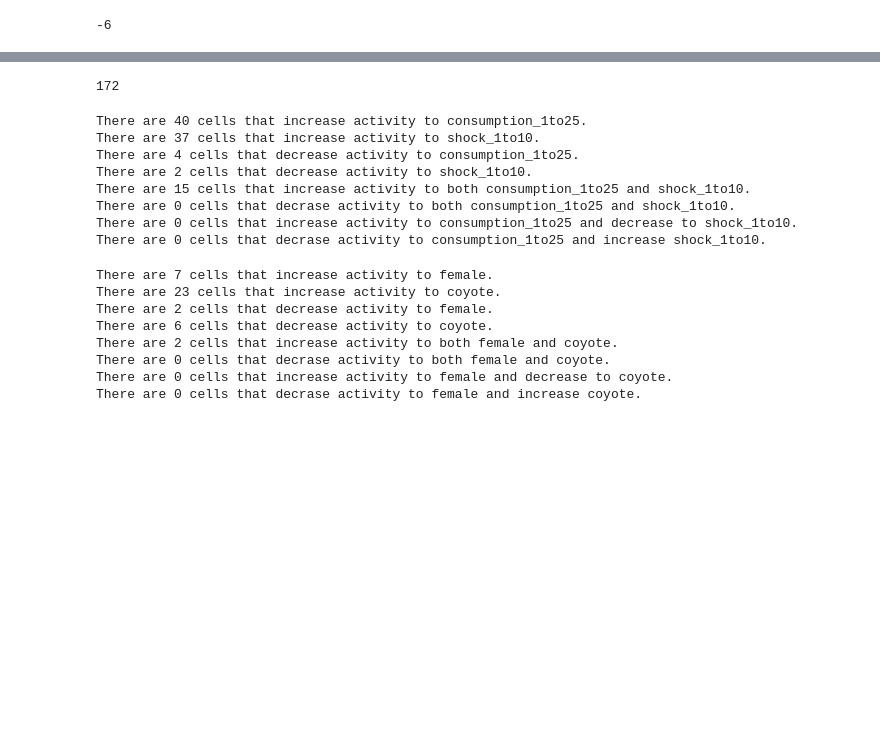
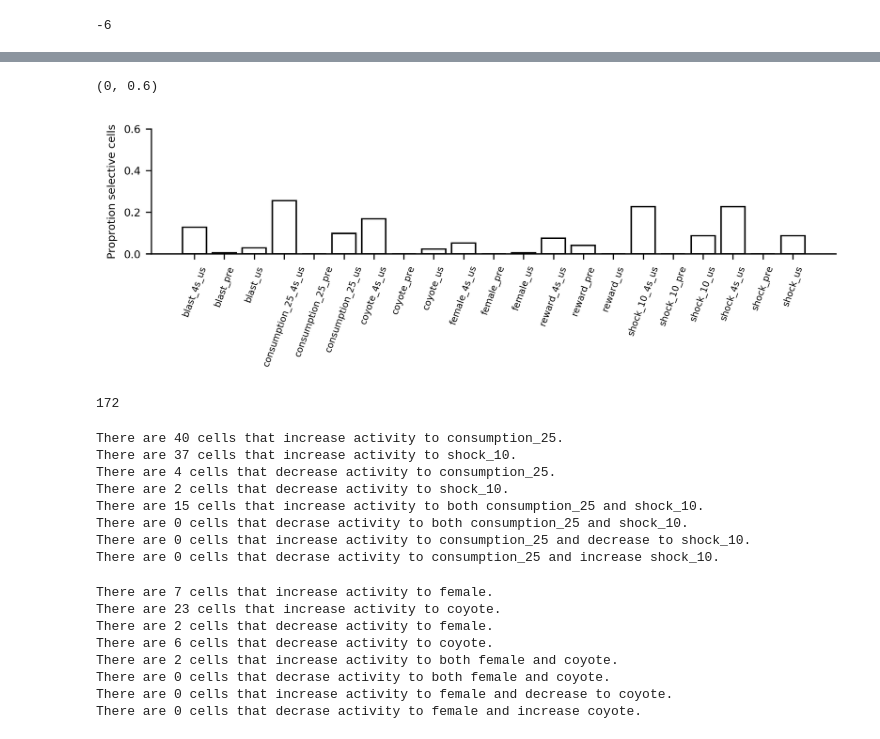
Before and after one commit to jeremybiane/2p_valence, a Jupyter notebook: general notebooks - beta/selectivity.ipynb, the cells around one changed output, grey strips where cells are left out. Cells and saved outputs as stored; diff of their text form; code cells hidden in the pictures; blank space fills up the shorter version.

```diff
--- a/general notebooks - beta/selectivity.ipynb
+++ b/general notebooks - beta/selectivity.ipynb
@@ -243,3 +179,19 @@ ax.set_ylabel('# Selective cells')
+# %%
+fig, ax = pl.subplots(1, 1, figsize=(8, 1.5))
+values_float = [np.sum(ut.adjust_pvalues([s[1] for s in selectivity[t][:, 0]])<significance)
+          for t in sorted(selectivity)]
+[float(i) for i in values_float]
+denominator = float(len(contours))
+proportions = [v/denominator for v in values_float]
+pt.plot_bars(proportions, ax=ax)
+ax.set_xticks(range(len(selectivity)))
+ax.set_xticklabels(sorted(selectivity), rotation=70, fontsize=6)
+pt.nicer_plot(ax)
+ax.set_ylabel('Proprotion selective cells')
+ax.set_ylim(0, 0.6)
+# %% [output]
+(0, 0.6)
+[figure, added]
 # %%
 len(contours)
 # %% [output]
@@ -293,23 +233,23 @@ female_4s_us_dn__coyote_4s_us_up = (((pvals_female_4s_us<significance)*(dirs_fem
 blast_4s_us_up = (((pvals_blast_4s_us<significance)*(dirs_blast_4s_us>0))).sum()
 blast_4s_us_dn = (((pvals_blast_4s_us<significance)*(dirs_blast_4s_us<0))).sum()
 # %%
-print "There are", consumption_1to25_4s_us_up, "cells that increase activity to consumption_1to25."
-print "There are", shock_1to10_4s_us_up, "cells that increase activity to shock_1to10."
-print "There are", consumption_1to25_4s_us_dn, "cells that decrease activity to consumption_1to25."
-print "There are", shock_1to10_4s_us_dn, "cells that decrease activity to shock_1to10."
-print "There are", consumption_1to25_4s_us_up__shock_1to10_4s_us_up, "cells that increase activity to both consumption_1to25 and shock_1to10."
-print "There are", consumption_1to25_4s_us_dn__shock_1to10_4s_us_dn, "cells that decrase activity to both consumption_1to25 and shock_1to10."
-print "There are", consumption_1to25_4s_us_up__shock_1to10_4s_us_dn, "cells that increase activity to consumption_1to25 and decrease to shock_1to10."
-print "There are", consumption_1to25_4s_us_dn__shock_1to10_4s_us_up, "cells that decrase activity to consumption_1to25 and increase shock_1to10."
+print "There are", consumption_25_4s_us_up, "cells that increase activity to consumption_25."
+print "There are", shock_10_4s_us_up, "cells that increase activity to shock_10."
+print "There are", consumption_25_4s_us_dn, "cells that decrease activity to consumption_25."
+print "There are", shock_10_4s_us_dn, "cells that decrease activity to shock_10."
+print "There are", consumption_25_4s_us_up__shock_10_4s_us_up, "cells that increase activity to both consumption_25 and shock_10."
+print "There are", consumption_25_4s_us_dn__shock_10_4s_us_dn, "cells that decrase activity to both consumption_25 and shock_10."
+print "There are", consumption_25_4s_us_up__shock_10_4s_us_dn, "cells that increase activity to consumption_25 and decrease to shock_10."
+print "There are", consumption_25_4s_us_dn__shock_10_4s_us_up, "cells that decrase activity to consumption_25 and increase shock_10."
 # %% [output]
-There are 40 cells that increase activity to consumption_1to25.
-There are 37 cells that increase activity to shock_1to10.
-There are 4 cells that decrease activity to consumption_1to25.
-There are 2 cells that decrease activity to shock_1to10.
-There are 15 cells that increase activity to both consumption_1to25 and shock_1to10.
-There are 0 cells that decrase activity to both consumption_1to25 and shock_1to10.
-There are 0 cells that increase activity to consumption_1to25 and decrease to shock_1to10.
-There are 0 cells that decrase activity to consumption_1to25 and increase shock_1to10.
+There are 40 cells that increase activity to consumption_25.
+There are 37 cells that increase activity to shock_10.
+There are 4 cells that decrease activity to consumption_25.
+There are 2 cells that decrease activity to shock_10.
+There are 15 cells that increase activity to both consumption_25 and shock_10.
+There are 0 cells that decrase activity to both consumption_25 and shock_10.
+There are 0 cells that increase activity to consumption_25 and decrease to shock_10.
+There are 0 cells that decrase activity to consumption_25 and increase shock_10.
 # %%
 print "There are", female_4s_us_up, "cells that increase activity to female."
 print "There are", coyote_4s_us_up, "cells that increase activity to coyote."
```
Also changed, not shown: parts of 15 cells of this notebook.
